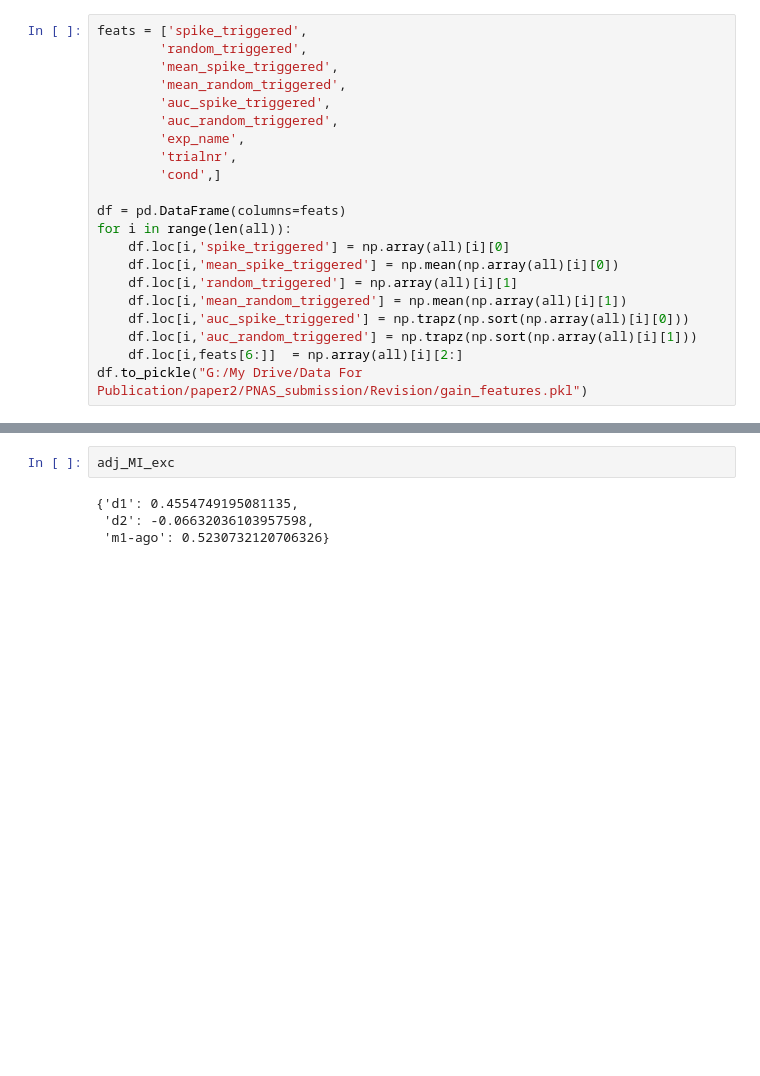
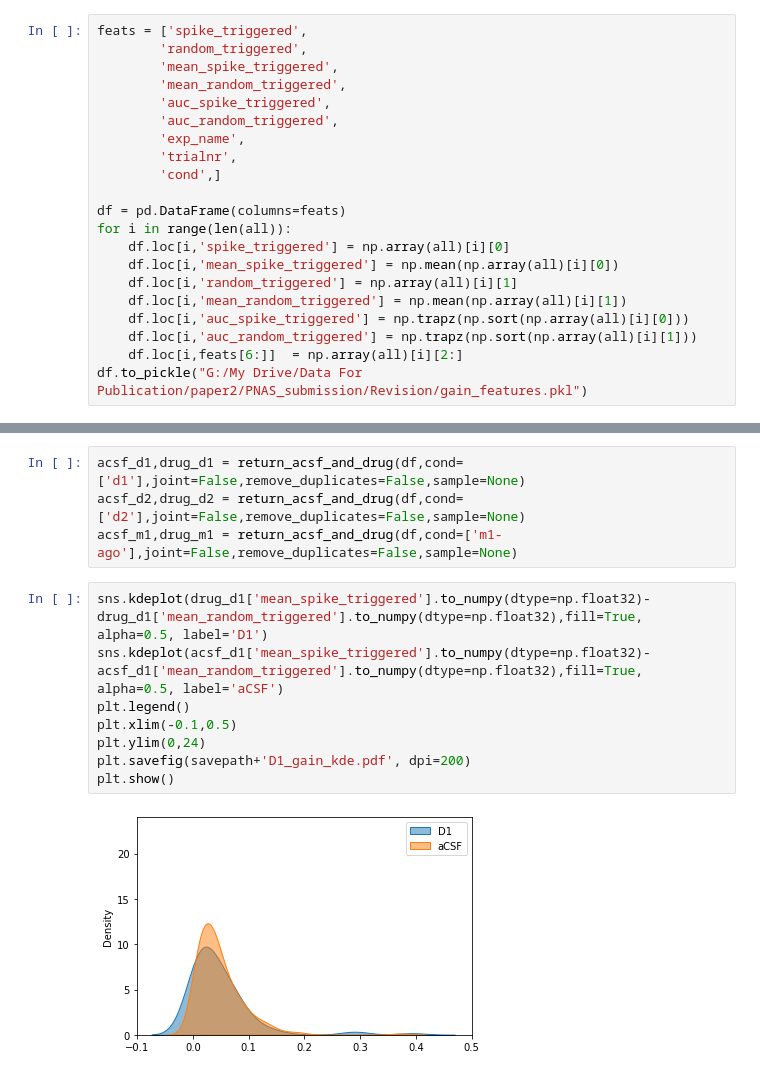
Before and after one commit to Nishant-codex/single_cell_analysis, a Jupyter notebook: notebooks_drug/PNAS_revision.ipynb, the cells around one changed output, grey strips where cells are left out. Cells and saved outputs as stored; diff of their text form; blank space fills up the shorter version.

```diff
--- a/notebooks_drug/PNAS_revision.ipynb
+++ b/notebooks_drug/PNAS_revision.ipynb
@@ -703,6 +588,14 @@ m1-ago
-# %%
-adj_MI_exc
-# %% [output]
-{'d1': 0.4554749195081135,
- 'd2': -0.06632036103957598,
- 'm1-ago': 0.5230732120706326}
+# %%
+acsf_d1,drug_d1 = return_acsf_and_drug(df,cond=['d1'],joint=False,remove_duplicates=False,sample=None)
+acsf_d2,drug_d2 = return_acsf_and_drug(df,cond=['d2'],joint=False,remove_duplicates=False,sample=None)
+acsf_m1,drug_m1 = return_acsf_and_drug(df,cond=['m1-ago'],joint=False,remove_duplicates=False,sample=None)
+# %%
+sns.kdeplot(drug_d1['mean_spike_triggered'].to_numpy(dtype=np.float32)-drug_d1['mean_random_triggered'].to_numpy(dtype=np.float32),fill=True, alpha=0.5, label='D1')
+sns.kdeplot(acsf_d1['mean_spike_triggered'].to_numpy(dtype=np.float32)-acsf_d1['mean_random_triggered'].to_numpy(dtype=np.float32),fill=True,  alpha=0.5, label='aCSF')
+plt.legend()
+plt.xlim(-0.1,0.5)
+plt.ylim(0,24)
+plt.savefig(savepath+'D1_gain_kde.pdf', dpi=200)
+plt.show()
+# %% [output]
+[figure, added]
```
Also changed, not shown: parts of 39 cells of this notebook, 1 other file.
